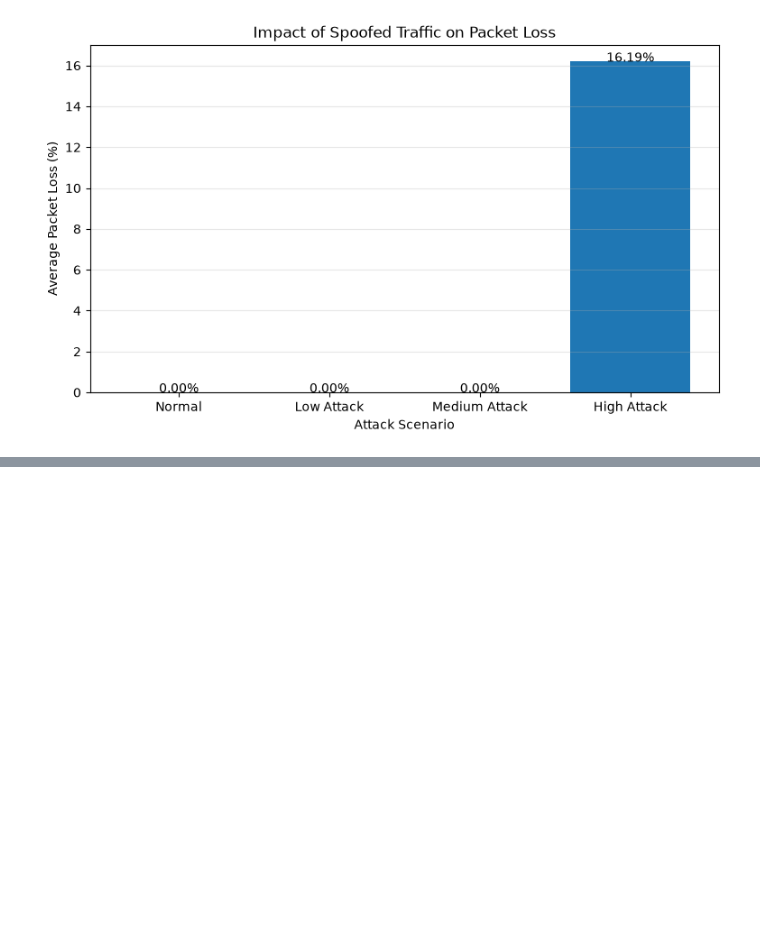
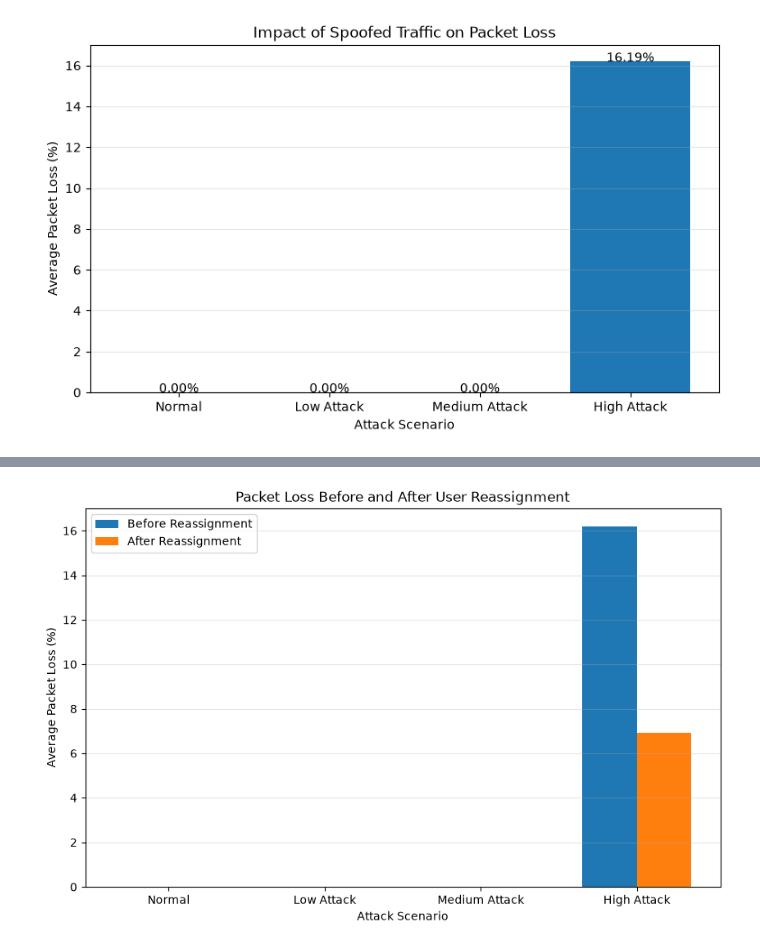
Before and after one commit to Chathuranga630/sionna, a Jupyter notebook: Spoofed_Traffic_v3.ipynb, the cells around one changed output, grey strips where cells are left out. Saved outputs shown, nothing was run; the diff lists cells and outputs as text; code cells hidden in the pictures; blank space fills up the shorter version.

```diff
--- a/Spoofed_Traffic_v3.ipynb
+++ b/Spoofed_Traffic_v3.ipynb
@@ -3063,0 +3899,49 @@ plt.show()
+# %%
+# STEP 18.9 - Packet Loss Comparison
+
+loss_before_values = [
+    np.mean(packet_loss_results[s])
+    for s in scenario_names
+]
+
+loss_after_values = [
+    np.mean(packet_loss_after_reassignment[s])
+    for s in scenario_names
+]
+
+x = np.arange(len(scenario_names))
+width = 0.35
+
+plt.figure(figsize=(10, 6))
+
+plt.bar(
+    x - width/2,
+    loss_before_values,
+    width,
+    label="Before Reassignment"
+)
+
+plt.bar(
+    x + width/2,
+    loss_after_values,
+    width,
+    label="After Reassignment"
+)
+
+plt.xticks(
+    x,
+    scenario_names
+)
+
+plt.xlabel("Attack Scenario")
+plt.ylabel("Average Packet Loss (%)")
+plt.title(
+    "Packet Loss Before and After User Reassignment"
+)
+
+plt.legend()
+plt.grid(axis="y", alpha=0.3)
+
+plt.show()
+# %% [output]
+[figure, added]
```
Also changed, not shown: parts of 16 cells of this notebook.
